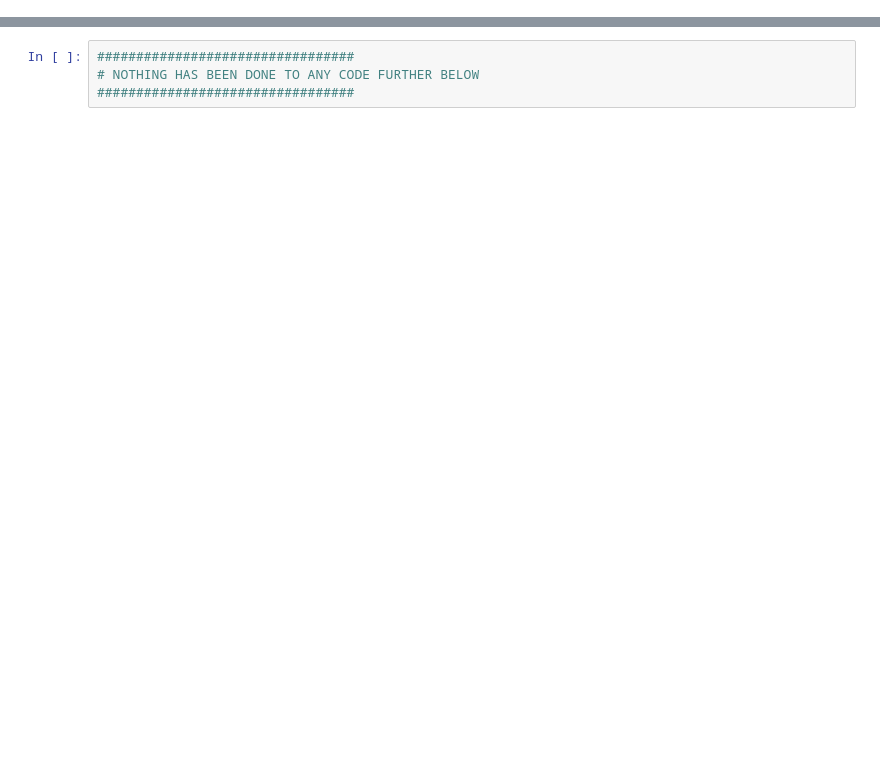
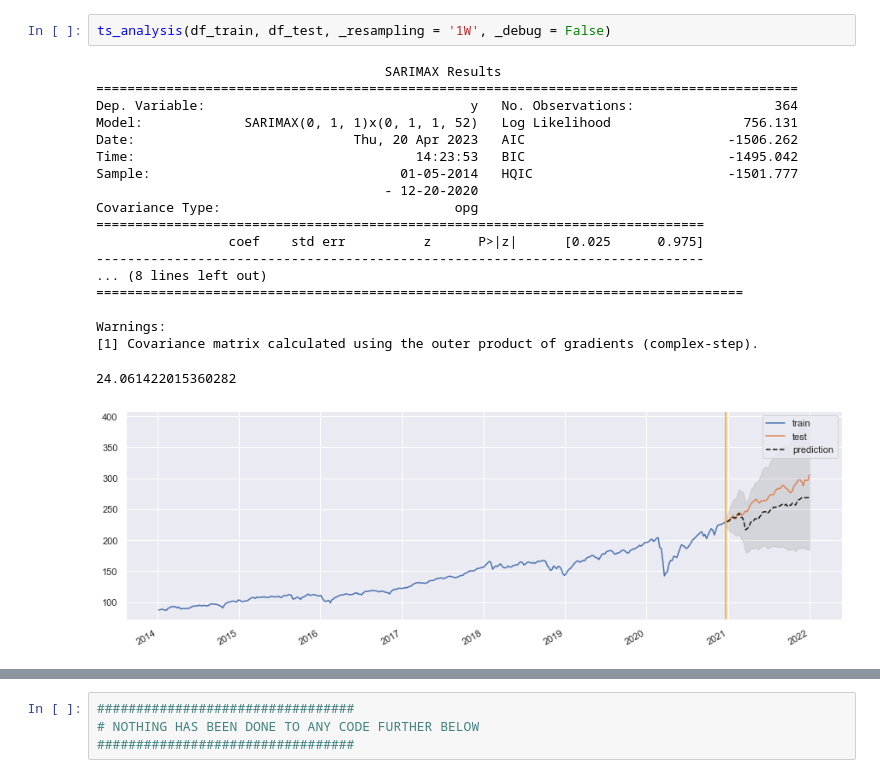
Before and after one commit to RohitRanjan1812/OPA_repo, a Jupyter notebook: 002_timeseries_prediction.ipynb, the cells around one changed output, grey strips where cells are left out. Cells and saved outputs as stored; diff of their text form; blank space fills up the shorter version.

```diff
--- a/002_timeseries_prediction.ipynb
+++ b/002_timeseries_prediction.ipynb
@@ -112,0 +240,22 @@ plt.plot(df2)
+# %%
+ts_analysis(df_train, df_test, _resampling = '1W', _debug = False)
+# %% [output]
+                                     SARIMAX Results
+==========================================================================================
+Dep. Variable:                                  y   No. Observations:                  364
+Model:             SARIMAX(0, 1, 1)x(0, 1, 1, 52)   Log Likelihood                 756.131
+Date:                            Thu, 20 Apr 2023   AIC                          -1506.262
+Time:                                    14:23:53   BIC                          -1495.042
+Sample:                                01-05-2014   HQIC                         -1501.777
+                                     - 12-20-2020
+Covariance Type:                              opg
+==============================================================================
+                 coef    std err          z      P>|z|      [0.025      0.975]
+------------------------------------------------------------------------------
+... (8 lines left out)
+===================================================================================
+
+Warnings:
+[1] Covariance matrix calculated using the outer product of gradients (complex-step).
+24.061422015360282
+[figure, added]
```
Also changed, not shown: parts of 32 cells of this notebook.
